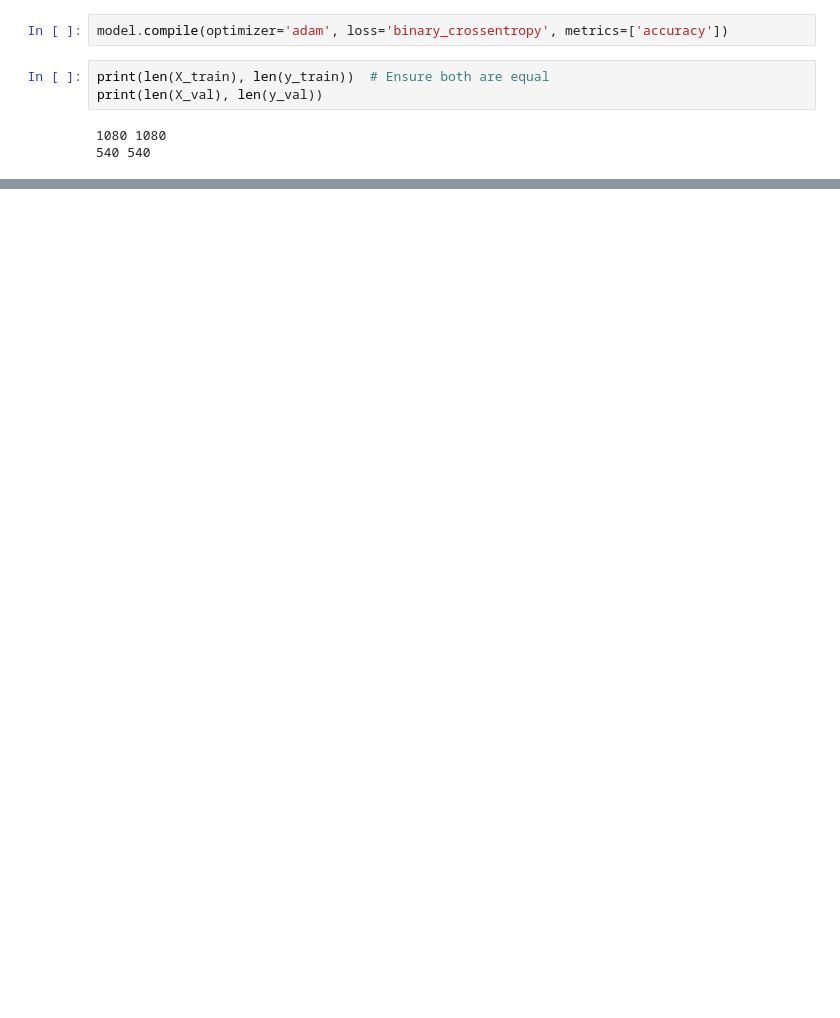
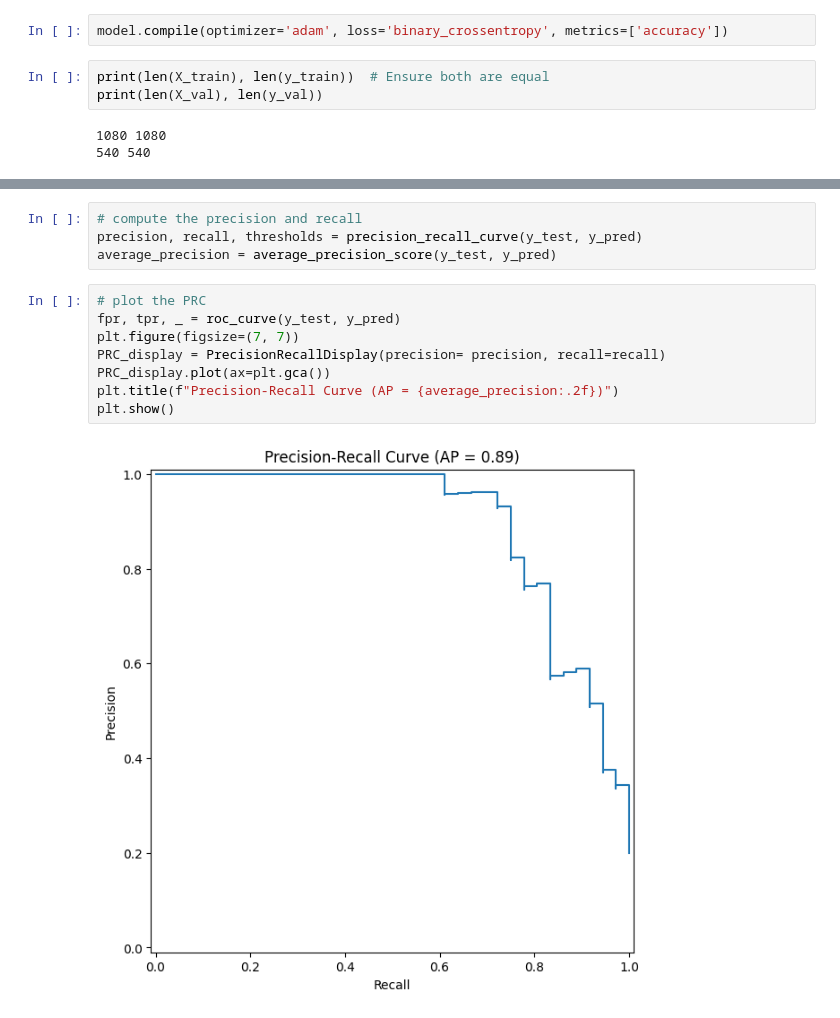
Before and after one commit to noahk587/Brain-Tumor-Detection, a Jupyter notebook: Gils model.ipynb, the cells around one changed output, grey strips where cells are left out. Drawn from its saved outputs; the diff is of its cells as text; blank space fills up the shorter version.

```diff
--- a/Gils model.ipynb
+++ b/Gils model.ipynb
@@ -207,0 +238,14 @@ weighted avg       0.89      0.84      0.85       180
+# %%
+# compute the precision and recall
+precision, recall, thresholds = precision_recall_curve(y_test, y_pred)
+average_precision = average_precision_score(y_test, y_pred)
+# %%
+# plot the PRC
+fpr, tpr, _ = roc_curve(y_test, y_pred)
+plt.figure(figsize=(7, 7))
+PRC_display = PrecisionRecallDisplay(precision= precision, recall=recall)
+PRC_display.plot(ax=plt.gca())
+plt.title(f"Precision-Recall Curve (AP = {average_precision:.2f})")
+plt.show()
+# %% [output]
+[figure, added]
```
Also changed, not shown: parts of 18 cells of this notebook.
